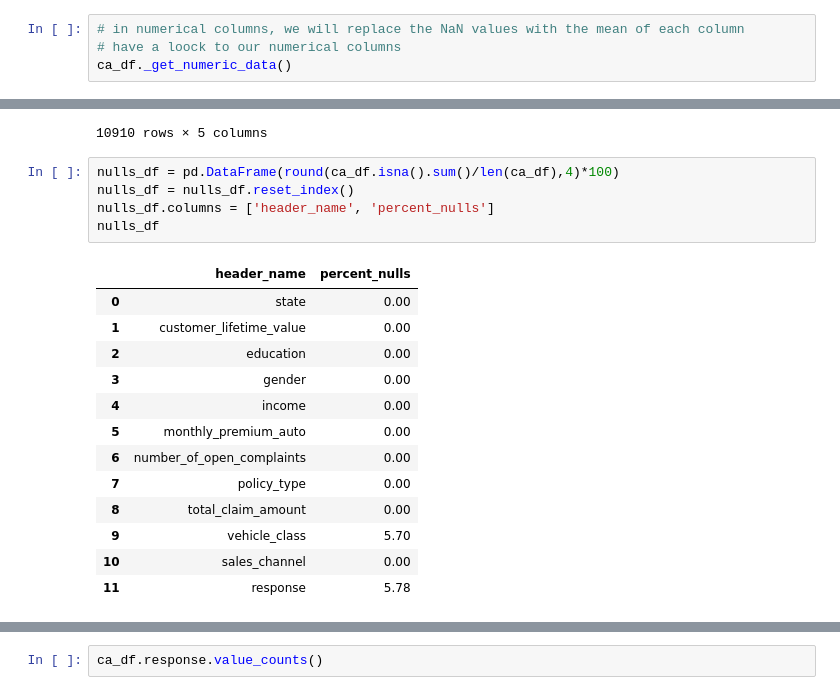
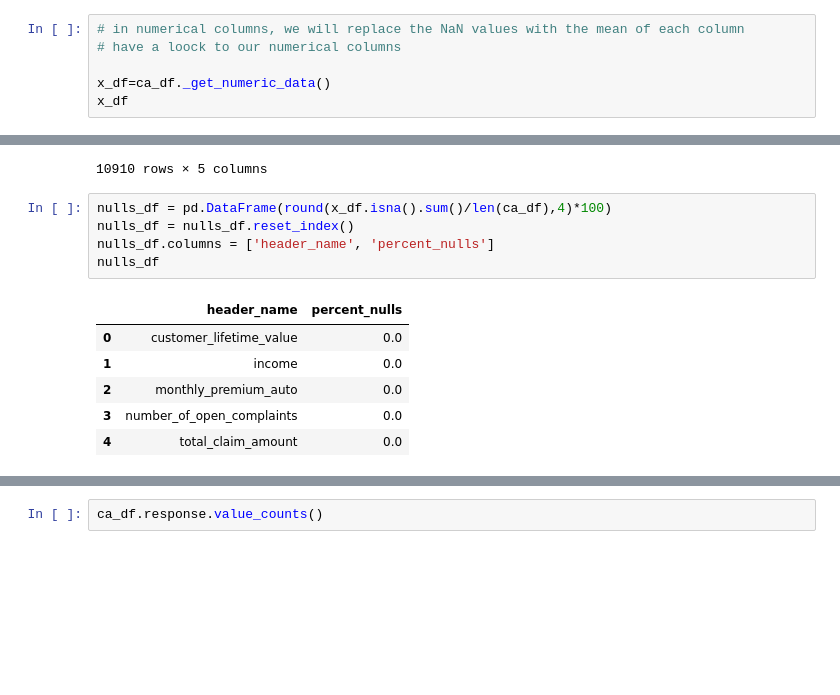
Before and after one commit to msantanarod/IronMercedes, a Jupyter notebook: Week2/Day 6/Case study/Customer_Analysis_Case_Study/Case Study Custome Analysis New.ipynb, the cells around one changed output, grey strips where cells are left out. Drawn from its saved outputs; the diff is of its cells as text; blank space fills up the shorter version.

```diff
--- a/Week2/Day 6/Case study/Customer_Analysis_Case_Study/Case Study Custome Analysis New.ipynb
+++ b/Week2/Day 6/Case study/Customer_Analysis_Case_Study/Case Study Custome Analysis New.ipynb
@@ -258,7 +260,9 @@ ca_df.drop_duplicates()
 # %%
 # in numerical columns, we will replace the NaN values with the mean of each column
 # have a loock to our numerical columns
-ca_df._get_numeric_data()
+
+x_df=ca_df._get_numeric_data()
+x_df
 # %% [output]
 |  | customer_lifetime_value | income | monthly_premium_auto | number_of_open_complaints | total_claim_amount |
 | 0 | 4809.216960 | 48029 | 61 | 0 | 292.800000 |
@@ -274,22 +278,15 @@ ca_df._get_numeric_data()
 | 10909 | 6857.519928 | 0 | 101 | 0 | 1021.719397 |
 10910 rows × 5 columns
 # %%
-nulls_df = pd.DataFrame(round(ca_df.isna().sum()/len(ca_df),4)*100)
+nulls_df = pd.DataFrame(round(x_df.isna().sum()/len(ca_df),4)*100)
 nulls_df = nulls_df.reset_index()
 nulls_df.columns = ['header_name', 'percent_nulls']
 nulls_df
 # %% [output]
 |  | header_name | percent_nulls |
-| 0 | state | 0.00 |
-| 1 | customer_lifetime_value | 0.00 |
-| 2 | education | 0.00 |
-| 3 | gender | 0.00 |
-| 4 | income | 0.00 |
-| 5 | monthly_premium_auto | 0.00 |
-| 6 | number_of_open_complaints | 0.00 |
-| 7 | policy_type | 0.00 |
-| 8 | total_claim_amount | 0.00 |
-| 9 | vehicle_class | 5.70 |
-| 10 | sales_channel | 0.00 |
-| 11 | response | 5.78 |
+| 0 | customer_lifetime_value | 0.0 |
+| 1 | income | 0.0 |
+| 2 | monthly_premium_auto | 0.0 |
+| 3 | number_of_open_complaints | 0.0 |
+| 4 | total_claim_amount | 0.0 |
 # %%
```
Also changed, not shown: parts of 31 cells of this notebook.
